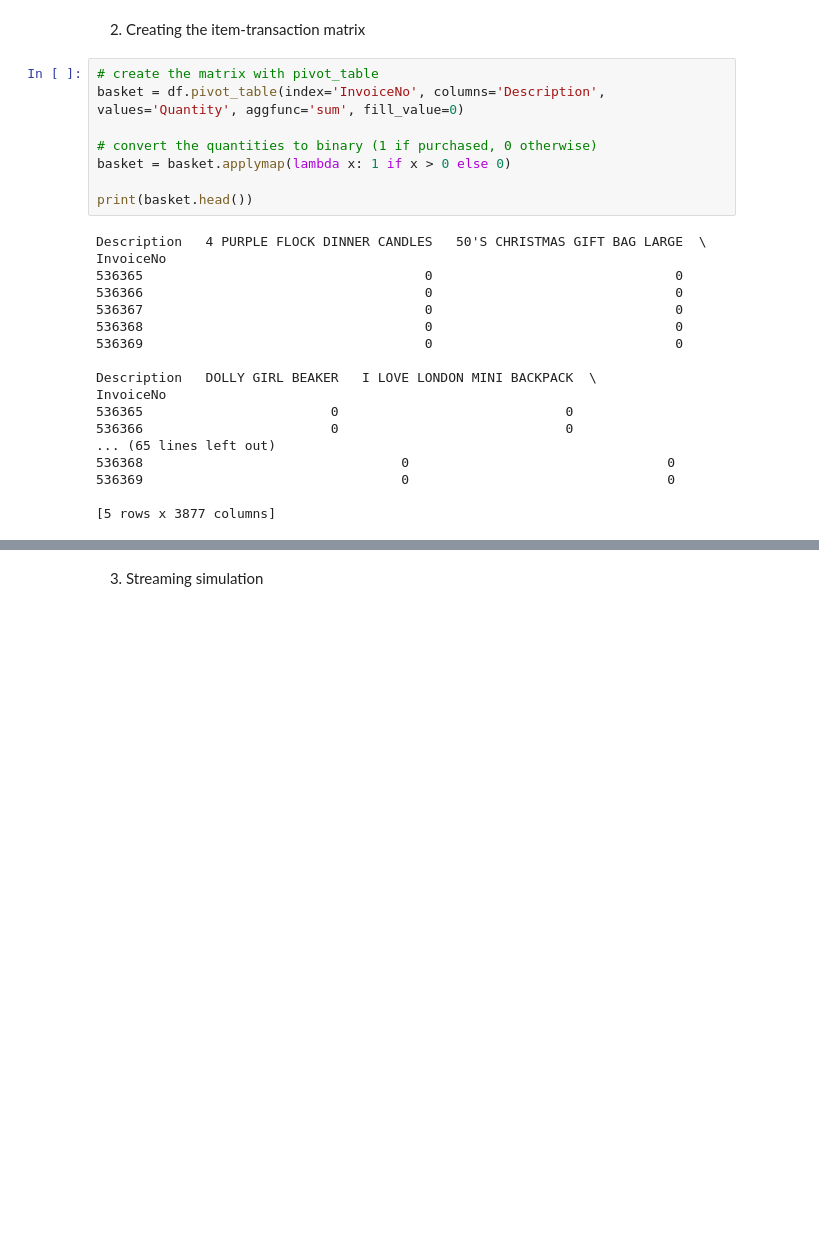
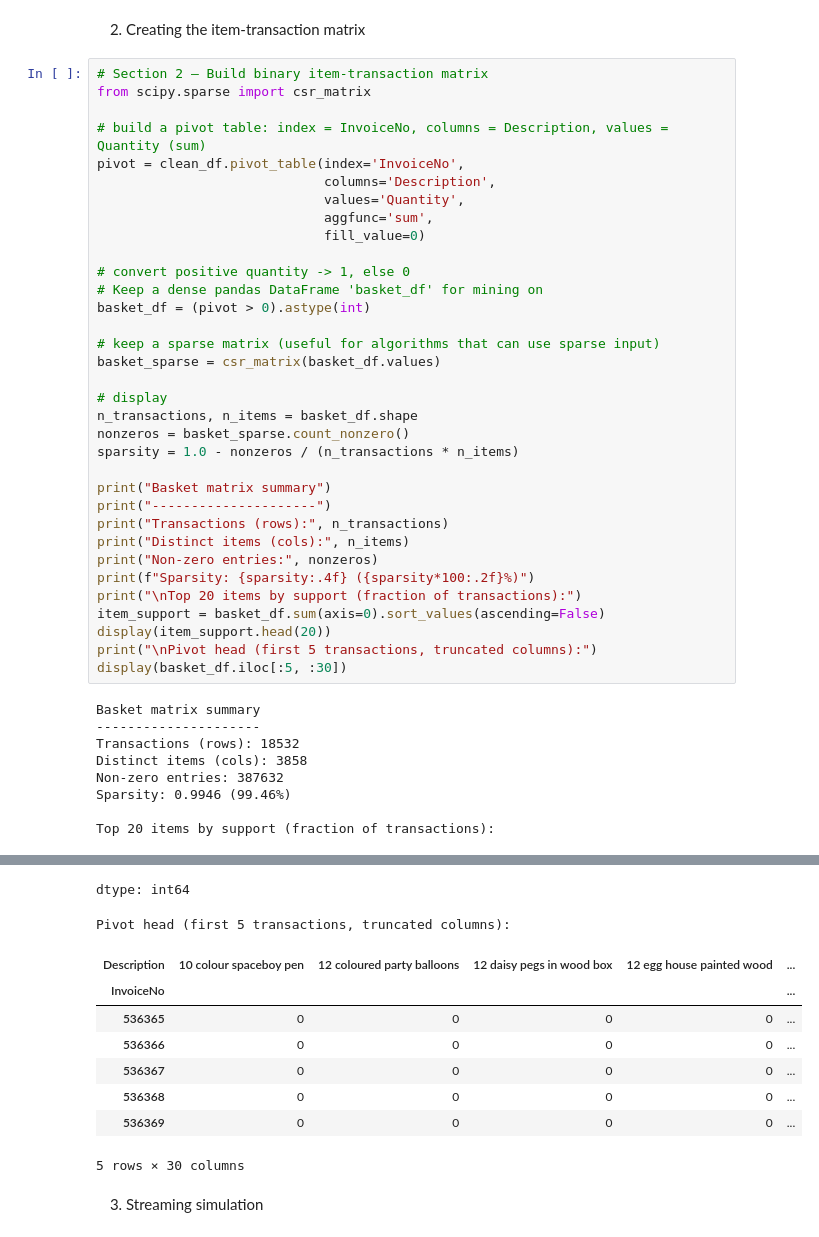
Before and after one commit to nazaninzareirad/computational_data_mining_2025, a Jupyter notebook: Untitled7.ipynb, the cells around one changed output, grey strips where cells are left out. Saved outputs shown, nothing was run; the diff lists cells and outputs as text; blank space fills up the shorter version.

```diff
--- a/Untitled7.ipynb
+++ b/Untitled7.ipynb
@@ -74,28 +111,45 @@ df = df[df['UnitPrice'] > 0]
 # %% [markdown]
 2. Creating the item-transaction matrix
-# %%
-# create the matrix with pivot_table
-basket = df.pivot_table(index='InvoiceNo', columns='Description', values='Quantity', aggfunc='sum', fill_value=0)
-
-# convert the quantities to binary (1 if purchased, 0 otherwise)
-basket = basket.applymap(lambda x: 1 if x > 0 else 0)
-
-print(basket.head())
-# %% [output]
-Description   4 PURPLE FLOCK DINNER CANDLES   50'S CHRISTMAS GIFT BAG LARGE  \
-InvoiceNo
-536365                                    0                               0
-536366                                    0                               0
-536367                                    0                               0
-536368                                    0                               0
-536369                                    0                               0
-
-Description   DOLLY GIRL BEAKER   I LOVE LONDON MINI BACKPACK  \
-InvoiceNo
-536365                        0                             0
-536366                        0                             0
-... (65 lines left out)
-536368                                 0                                 0
-536369                                 0                                 0
-
-[5 rows x 3877 columns]
+# %%
+# Section 2 — Build binary item-transaction matrix
+from scipy.sparse import csr_matrix
+
+# build a pivot table: index = InvoiceNo, columns = Description, values = Quantity (sum)
+pivot = clean_df.pivot_table(index='InvoiceNo',
+                             columns='Description',
+                             values='Quantity',
+                             aggfunc='sum',
+                             fill_value=0)
+
+# convert positive quantity -> 1, else 0
+# Keep a dense pandas DataFrame 'basket_df' for mining on
+basket_df = (pivot > 0).astype(int)
+
+# keep a sparse matrix (useful for algorithms that can use sparse input)
+basket_sparse = csr_matrix(basket_df.values)
+
+# display
+n_transactions, n_items = basket_df.shape
+nonzeros = basket_sparse.count_nonzero()
+sparsity = 1.0 - nonzeros / (n_transactions * n_items)
+
+print("Basket matrix summary")
+print("---------------------")
+print("Transactions (rows):", n_transactions)
+print("Distinct items (cols):", n_items)
+print("Non-zero entries:", nonzeros)
+print(f"Sparsity: {sparsity:.4f} ({sparsity*100:.2f}%)")
+print("\nTop 20 items by support (fraction of transactions):")
+item_support = basket_df.sum(axis=0).sort_values(ascending=False)
+display(item_support.head(20))
+print("\nPivot head (first 5 transactions, truncated columns):")
+display(basket_df.iloc[:5, :30])
+# %% [output]
+Basket matrix summary
+---------------------
+Transactions (rows): 18532
+Distinct items (cols): 3858
+Non-zero entries: 387632
+Sparsity: 0.9946 (99.46%)
+
+Top 20 items by support (fraction of transactions):
@@ -102,2 +174,12 @@ InvoiceNo
+dtype: int64
+Pivot head (first 5 transactions, truncated columns):
+| Description | 10 colour spaceboy pen | 12 coloured party balloons | 12 daisy pegs in wood box | 12 egg house painted wood | ... |
+| InvoiceNo |  |  |  |  | ... |
+| 536365 | 0 | 0 | 0 | 0 | ... |
+| 536366 | 0 | 0 | 0 | 0 | ... |
+| 536367 | 0 | 0 | 0 | 0 | ... |
+| 536368 | 0 | 0 | 0 | 0 | ... |
+| 536369 | 0 | 0 | 0 | 0 | ... |
+5 rows × 30 columns
 # %% [markdown]
 3. Streaming simulation
```
Also changed, not shown: parts of 19 cells of this notebook.
